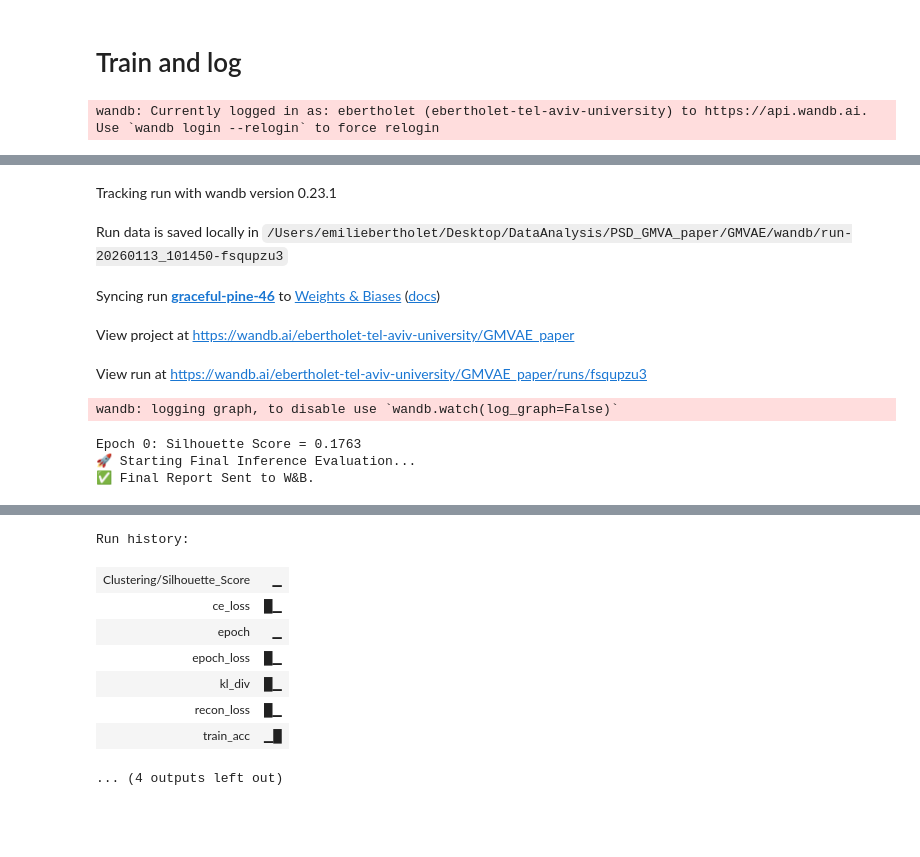
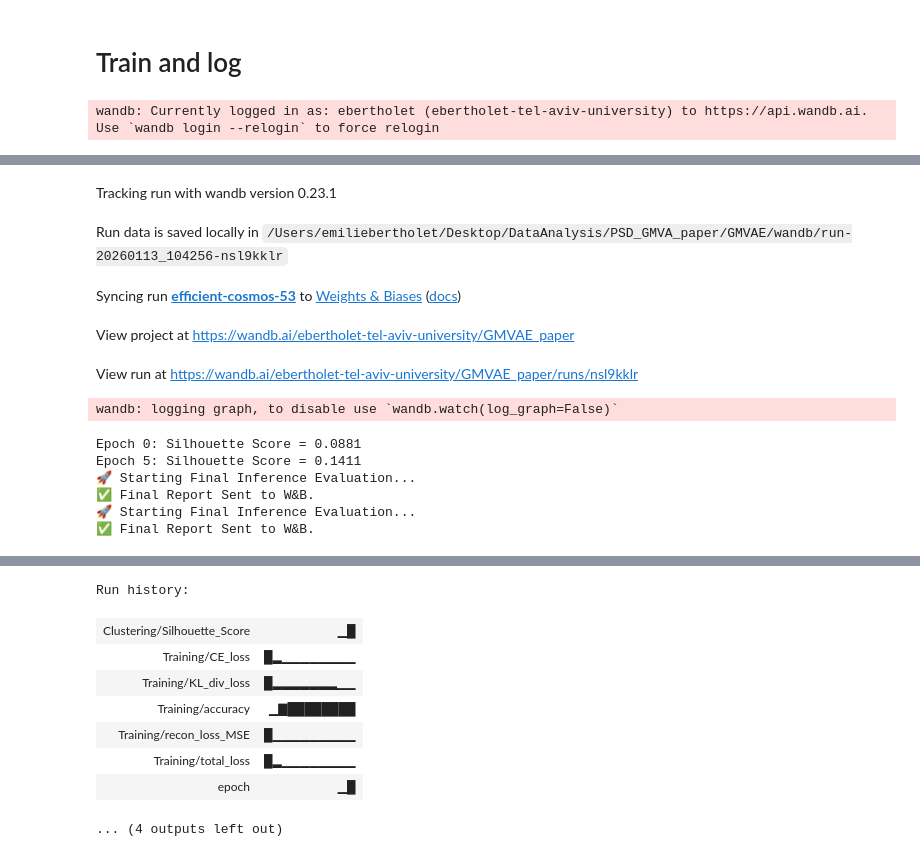
Before and after one commit to eberthol/PSD_GMVA_paper, a Jupyter notebook: GMVAE/Minimal_GMVAE_WandB.ipynb, the cells around one changed output, grey strips where cells are left out. Cells and saved outputs as stored; diff of their text form; code cells hidden in the pictures; blank space fills up the shorter version.

```diff
--- a/GMVAE/Minimal_GMVAE_WandB.ipynb
+++ b/GMVAE/Minimal_GMVAE_WandB.ipynb
@@ -44,7 +44,7 @@ wandb.init(
     project="GMVAE_paper",
     config={
         "learning_rate": 1e-3, # 1e-4 in paper
-        "epochs": 2,           # 100 in paper
+        "epochs": 10,           # 100 in paper
         "batch_size": 128,     # 100 in paper
         "z_dim": 8,            # latent dimension
         "alpha": 50,           # classification weight in the loss (50 in paper)
@@ -89,7 +89,7 @@ test_loader = DataLoader(
     shuffle=True
 )
 
-# 4. Training Loop
+# Training Loop
 # Watch gradients
 # log_freq=100 logs every 100 batches to keep your dashboard fast
 wandb.watch(model, log="all", log_freq=100, log_graph=True)
@@ -99,45 +99,51 @@ analyzer = gpv.GMVAEAnalyzer(
     dataloader=train_loader
 )
 # Tell W&B to use 'epoch' as the X-axis for these specific keys
 wandb.define_metric("Clustering/*", step_metric="epoch")
 wandb.define_metric("silhouette_score", step_metric="epoch")
 wandb.define_metric("reconstruction_sample", step_metric="epoch")
 wandb.define_metric("latent_space", step_metric="epoch")
 
 for epoch in range(config.epochs):
     # log every 5 epochs
     ga.train_epoch_wandb(model, train_loader, optimizer, device, alpha=config.alpha)
     if epoch % 5 == 0:
-        # ga.log_visualizations(model, test_loader, device, epoch)
         score = gpv.log_clustering_quality(analyzer, epoch, sample_size=5000)
         print(f"Epoch {epoch}: Silhouette Score = {score:.4f}")
+# ga.log_visualizations...
 
-
-# 5. validation
+# Validation
 final_analyzer = gpv.GMVAEAnalyzer(model, test_loader, device=device)
 gpv.run_final_inference_report(final_analyzer)
 
+# Optional
+train_analyzer = gpv.GMVAEAnalyzer(model, train_loader, device=device)
+gpv.run_final_inference_report(train_analyzer, dir="Training")
+
 # 6. Finish the run
 wandb.finish()
 # %% [output]
 wandb: Currently logged in as: ebertholet (ebertholet-tel-aviv-university) to https://api.wandb.ai. Use `wandb login --relogin` to force relogin
 [interactive output not drawn]
 Tracking run with wandb version 0.23.1
-Run data is saved locally in /Users/emiliebertholet/Desktop/DataAnalysis/PSD_GMVA_paper/GMVAE/wandb/run-20260113_101450-fsqupzu3
+Run data is saved locally in /Users/emiliebertholet/Desktop/DataAnalysis/PSD_GMVA_paper/GMVAE/wandb/run-20260113_104256-nsl9kklr
-Syncing run graceful-pine-46 to Weights & Biases (docs)
+Syncing run efficient-cosmos-53 to Weights & Biases (docs)
 View project at https://wandb.ai/ebertholet-tel-aviv-university/GMVAE_paper
-View run at https://wandb.ai/ebertholet-tel-aviv-university/GMVAE_paper/runs/fsqupzu3
+View run at https://wandb.ai/ebertholet-tel-aviv-university/GMVAE_paper/runs/nsl9kklr
 wandb: logging graph, to disable use `wandb.watch(log_graph=False)`
-Epoch 0: Silhouette Score = 0.1763
+Epoch 0: Silhouette Score = 0.0881
+Epoch 5: Silhouette Score = 0.1411
 🚀 Starting Final Inference Evaluation...
 ✅ Final Report Sent to W&B.
+🚀 Starting Final Inference Evaluation...
+✅ Final Report Sent to W&B.
 [interactive output not drawn]
 Run history:
-| Clustering/Silhouette_Score | ▁ |
-| ce_loss | █▁ |
-| epoch | ▁ |
-| epoch_loss | █▁ |
-| kl_div | █▁ |
-| recon_loss | █▁ |
-| train_acc | ▁█ |
+| Clustering/Silhouette_Score | ▁█ |
+| Training/CE_loss | █▂▁▁▁▁▁▁▁▁ |
+| Training/KL_div_loss | █▂▂▂▂▂▂▂▁▁ |
+| Training/accuracy | ▁▇████████ |
+| Training/recon_loss_MSE | █▁▁▁▁▁▁▁▁▁ |
+| Training/total_loss | █▂▁▁▁▁▁▁▁▁ |
+| epoch | ▁█ |
 ... (4 outputs left out)
```
Also changed, not shown: 3 other files.
